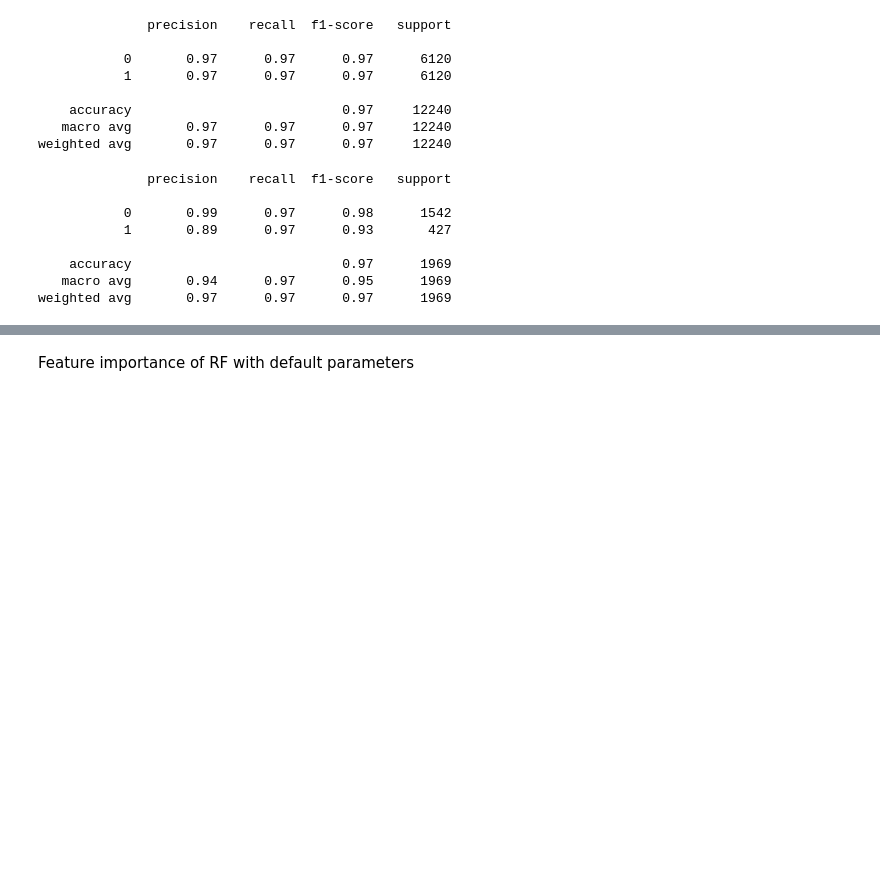
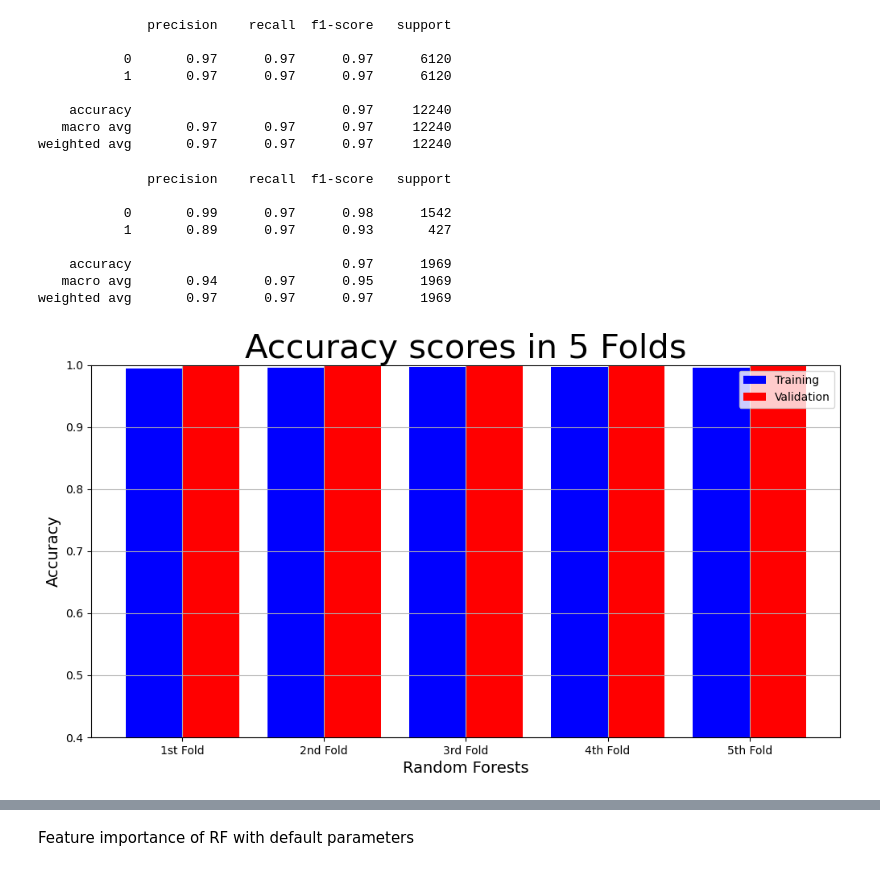
Before and after one commit to Mingg-Shi/CryptoFraud, a Jupyter notebook: model.ipynb, the cells around one changed output, grey strips where cells are left out. Saved outputs shown, nothing was run; the diff lists cells and outputs as text; code cells hidden in the pictures; blank space fills up the shorter version.

```diff
--- a/model.ipynb
+++ b/model.ipynb
@@ -48,3 +51,42 @@ print(classification_report(y_test,y_test_pred))
     accuracy                           0.97      1969
    macro avg       0.94      0.97      0.95      1969
 weighted avg       0.97      0.97      0.97      1969
+# %%
+from sklearn.ensemble import RandomForestClassifier
+from sklearn.model_selection import cross_validate
+scoring = ['accuracy', 'precision', 'recall']
+rf = RandomForestClassifier(random_state=42)
+rf_scores = cross_validate(rf, X_train, y_train)
+rf_results = cross_validate(estimator=rf,
+                               X=X_train,
+                               y=y_train,
+                               cv=5,
+                               scoring=scoring,
+                               return_train_score=True)
+# %%
+val_results = {'accuracy':rf_results['test_accuracy'],'precision':rf_results['test_precision'],'recall':rf_results['test_recall']}
+train_results = {'accuracy':rf_results['train_accuracy'],'precision':rf_results['train_precision'],'recall':rf_results['train_recall']}
+# %%
+def plot_result(x_label, y_label, plot_title, train_data, val_data):
+        plt.figure(figsize=(12,6))
+        labels = ["1st Fold", "2nd Fold", "3rd Fold", "4th Fold", "5th Fold"]
+        X_axis = np.arange(len(labels))
+        ax = plt.gca()
+        plt.ylim(0.40000, 1)
+        plt.bar(X_axis-0.2, train_data, 0.4, color='blue', label='Training')
+        plt.bar(X_axis+0.2, val_data, 0.4, color='red', label='Validation')
+        plt.title(plot_title, fontsize=30)
+        plt.xticks(X_axis, labels)
+        plt.xlabel(x_label, fontsize=14)
+        plt.ylabel(y_label, fontsize=14)
+        plt.legend()
+        plt.grid(True)
+        plt.show()
+# %%
+plot_result('Random Forests',
+            "Accuracy",
+            "Accuracy scores in 5 Folds",
+            val_results["accuracy"],
+            train_results["accuracy"])
+# %% [output]
+[figure, added]
```
Also changed, not shown: parts of 11 cells of this notebook, 6 other files.
